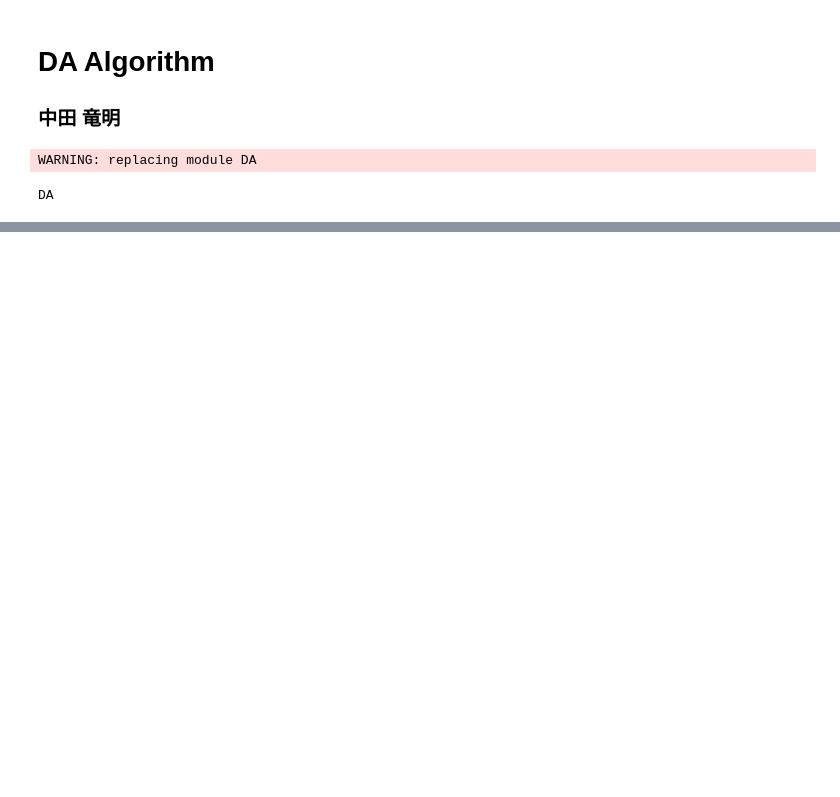
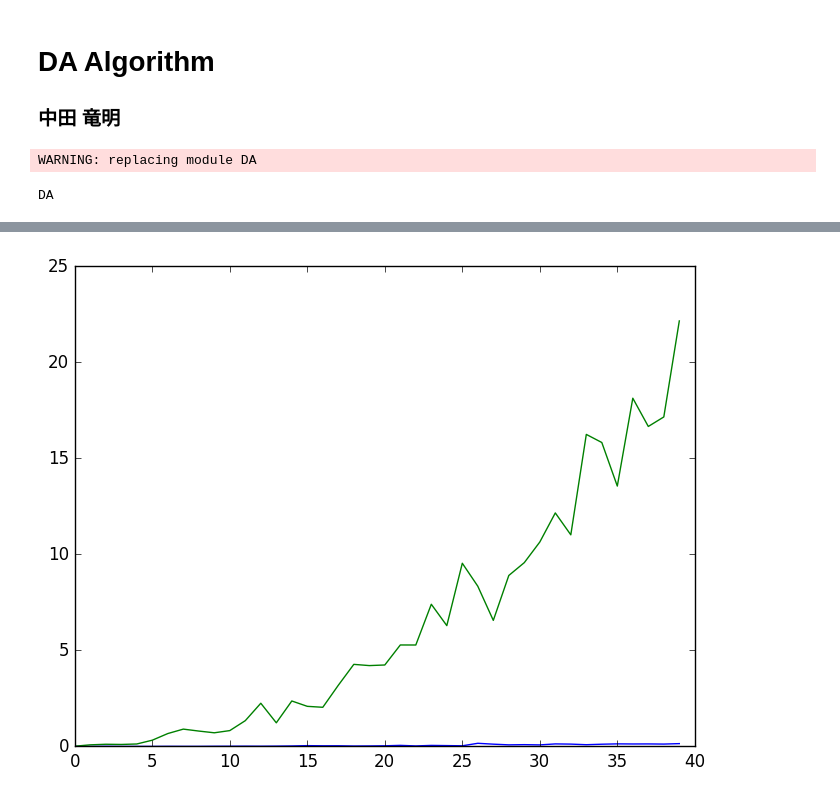
Before and after one commit to nswa17/DA.jl, a Jupyter notebook: DA.ipynb, the cells around one changed output, grey strips where cells are left out. Saved outputs shown, nothing was run; the diff lists cells and outputs as text; code cells hidden in the pictures; blank space fills up the shorter version.

```diff
--- a/DA.ipynb
+++ b/DA.ipynb
@@ -157,0 +384,47 @@ Profile.print()
+# %%
+k2 = "0.001232 seconds (16.01 k allocations: 844.313 KB)
+  0.001386 seconds (27.02 k allocations: 1.329 MB)
+  0.008722 seconds (22.03 k allocations: 1.268 MB, 86.22% gc time)
+  0.001670 seconds (29.03 k allocations: 1.727 MB)
+  0.002497 seconds (47.03 k allocations: 2.826 MB)
+  0.002255 seconds (40.04 k allocations: 2.644 MB)
+  0.005837 seconds (67.05 k allocations: 4.430 MB)
+  0.003987 seconds (55.05 k allocations: 4.019 MB)
+  0.004125 seconds (72.06 k allocations: 5.348 MB)
+  0.009130 seconds (95.06 k allocations: 7.363 MB, 31.07% gc time)
+  0.010953 seconds (136.07 k allocations: 10.279 MB)
+  0.013867 seconds (99.08 k allocations: 8.236 MB, 31.58% gc time)
+  0.011239 seconds (102.08 k allocations: 8.985 MB)
+  0.016078 seconds (134.09 k allocations: 12.801 MB, 23.05% gc time)
+  0.024595 seconds (172.09 k allocations: 16.160 MB)
+  0.042064 seconds (213.10 k allocations: 21.212 MB, 37.95% gc time)
+  0.033504 seconds (180.10 k allocations: 18.421 MB, 17.29% gc time)
+  0.034329 seconds (213.11 k allocations: 22.513 MB, 18.30% gc time)
+  0.021761 seconds (186.12 k allocations: 19.021 MB, 24.86% gc time)
+  0.025700 seconds (210.12 k allocations: 23.738 MB, 21.16% gc time)
+  0.033920 seconds (277.13 k allocations: 32.331 MB, 31.64% gc time)
+  0.056235 seconds (379.13 k allocations: 45.410 MB, 24.10% gc time)
+  0.027112 seconds (229.14 k allocations: 27.422 MB, 20.24% gc time)
+  0.053693 seconds (386.15 k allocations: 61.107 MB, 29.36% gc time)
+  0.043951 seconds (277.15 k allocations: 43.424 MB, 28.61% gc time)
+  0.033647 seconds (235.16 k allocations: 36.682 MB, 17.09% gc time)
+  0.164228 seconds (418.17 k allocations: 65.417 MB, 17.07% gc time)
+  0.118690 seconds (369.17 k allocations: 58.568 MB, 33.72% gc time)
+  0.083083 seconds (427.18 k allocations: 67.695 MB, 24.85% gc time)
+  0.093146 seconds (496.18 k allocations: 74.853 MB, 24.65% gc time)
+  0.080496 seconds (279.19 k allocations: 44.994 MB, 29.43% gc time)
+  0.131848 seconds (414.19 k allocations: 75.323 MB, 21.68% gc time)
+  0.121672 seconds (493.20 k allocations: 89.715 MB, 28.97% gc time)
+  0.090460 seconds (451.21 k allocations: 82.485 MB, 26.21% gc time)
+  0.116191 seconds (621.21 k allocations: 113.280 MB, 25.54% gc time)
+  0.133970 seconds (619.22 k allocations: 115.083 MB, 28.09% gc time)
+  0.128574 seconds (610.23 k allocations: 114.216 MB, 29.64% gc time)
+  0.131007 seconds (652.23 k allocations: 119.987 MB, 24.16% gc time)
+  0.123505 seconds (580.24 k allocations: 109.369 MB, 30.23% gc time)
+  0.146922 seconds (686.24 k allocations: 143.040 MB, 28.83% gc time)"
+
+plot(get_seconds(k2))
+plot(get_seconds(k1))
+legend()
+# %% [output]
+[figure, added]
```
Also changed, not shown: parts of 44 cells of this notebook, 3 other files.
